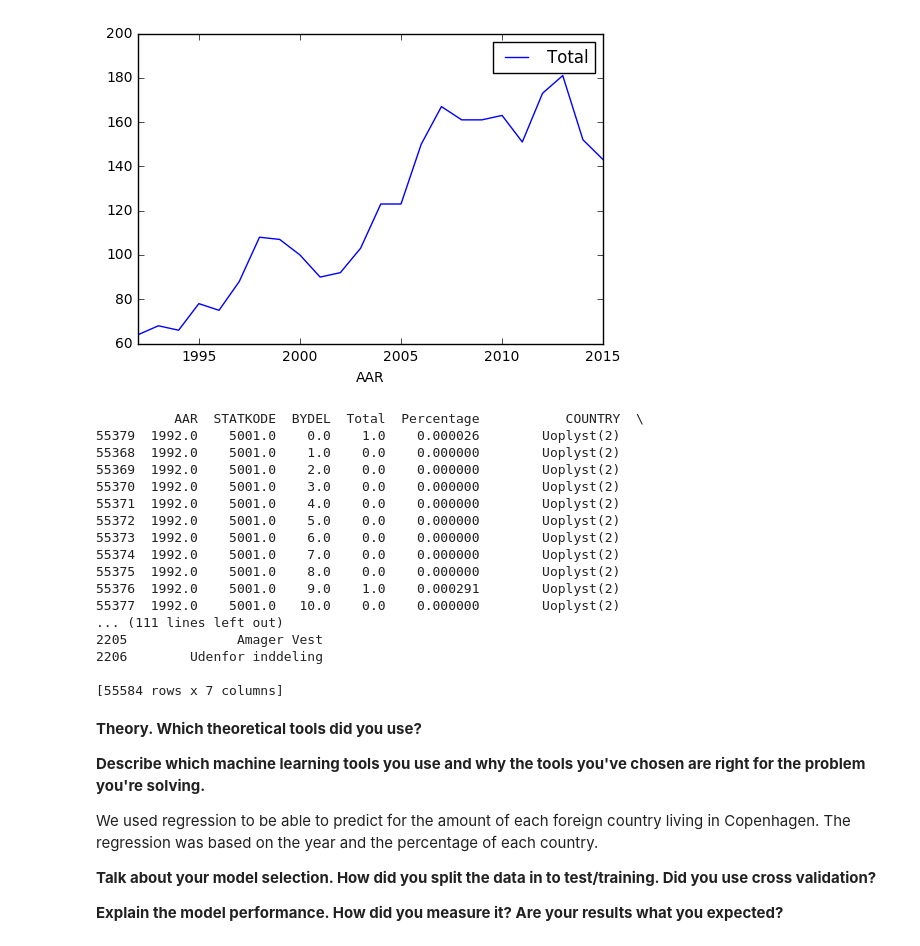
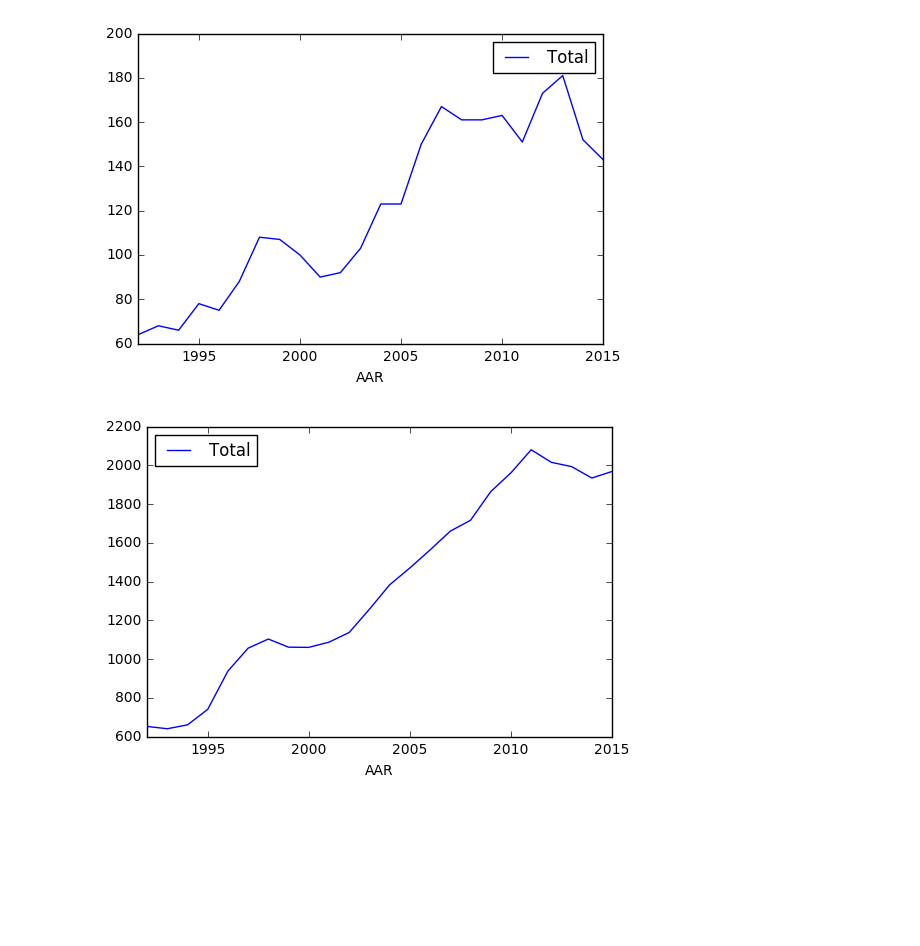
Before and after one commit to aripalli/CPH-data-analysis, a Jupyter notebook: Bubbi/Befolking.ipynb, the cells around one changed output. Saved outputs shown, nothing was run; the diff lists cells and outputs as text; code cells hidden in the pictures; blank space fills up the shorter version.

```diff
--- a/Bubbi/Befolking.ipynb
+++ b/Bubbi/Befolking.ipynb
@@ -98,23 +98,32 @@ AarList = BefolkingKBH_Data_noDanes.AAR.unique()
 # Here we process a dataset with the danes!
 Data_Array = np.array([]).reshape(0,5) # Create a numpy array
 for val,Year in enumerate(AarList):
+    # First sum up all of danes in all Copenhagen in a specific year.
     Total_Dane = sum((BefolkingKBH_Data[((BefolkingKBH_Data['AAR'] == Year)
                                & (BefolkingKBH_Data['STATKODE'] == 5100) )])['PERSONER'])
+    # Then sum up all of foreigners in all Copenhagen in a specific year.
     Total_Other = sum((BefolkingKBH_Data[((BefolkingKBH_Data['AAR'] == Year)
-                                        & ( (BefolkingKBH_Data['STATKODE'] is not 5100)))])['PERSONER'])
+                                        & ( (BefolkingKBH_Data['STATKODE'] != 5100)))])['PERSONER'])
+    # Find the ratio between Danes and foreigners in all Copenhagen in that specific year
     data = Total_Dane/(Total_Other+Total_Dane)
+    # Append the Danes data
     Data_Array = np.append(Data_Array,[[Year,5100.0,0,Total_Dane,data]],axis = 0)
+    # Append the foreigners data
     Data_Array = np.append(Data_Array,[[Year,0.0,0,Total_Other,1-data]],axis = 0)
     for val3,District in enumerate(BydelList):
+        # Sum upp all of danes in specific district and specific year
         Total_Dane = sum((BefolkingKBH_Data[((BefolkingKBH_Data['AAR'] == Year)
                                         & (BefolkingKBH_Data['BYDEL'] == District)
                                        & (BefolkingKBH_Data['STATKODE'] == 5100) )])['PERSONER'])
-
+        # Sum upp all of foreigners in specific district and specific year
         Total_Other = sum((BefolkingKBH_Data[((BefolkingKBH_Data['AAR'] == Year)
-                                                & ( (BefolkingKBH_Data['STATKODE'] is not 5100) )
+                                                & ( (BefolkingKBH_Data['STATKODE'] != 5100) )
                                                 & ( (BefolkingKBH_Data['BYDEL'] == District) ) )])['PERSONER'])
+        # Find the ration between the Danes and foreigners in specific district and specific year
         data = Total_Dane/(Total_Other+Total_Dane)
+        # Append the Danes data
         Data_Array = np.append(Data_Array,[[Year,5100,District,Total_Dane,data]],axis = 0)
+        # Append the Foreigners data
         Data_Array = np.append(Data_Array,[[Year,0,District,Total_Other,1-data]],axis = 0)
 
 # Create a dataframe from the numpy array and sort based on year, country number and district.
@@ -240,7 +194,9 @@ Kbh_Stats_noDanes_nobydel = Kbh_Stats_noDanes_nobydel.sort_values(['AAR', 'STATK
 # %%
 # Now just little bit visualizing of the data. Plot of the Icelandic people living in CPH through the years
-Kbh_Stats_noDanes_nobydel[Kbh_Stats_noDanes_nobydel['STATKODE'] == 5106].plot(x = 'AAR', y = 'Total')
+Kbh_Stats_noDanes[((Kbh_Stats_noDanes['STATKODE'] == 5106) & (Kbh_Stats_noDanes['BYDEL'] == 0))].plot(x = 'AAR', y = 'Total')
 plt.show()
+# %% [output]
+[figure, added]
 # %%
 # We want to decode the country number and district number to there names
 deCoder = pd.read_csv('../Data/Statcode_decoder.csv')
@@ -260,37 +215,3 @@ Kbh_Stats.loc[(Kbh_Stats['STATKODE'] == 0),('COUNTRY')] = 'Foreign Nations'
 for i in range(len(deCoderBydel)):
     Kbh_Stats_noDanes.loc[(Kbh_Stats_noDanes['BYDEL'] == deCoderBydel['BYDELNR'][i]),('DISTRICT')] = deCoderBydel['BYDEL'][i]
     Kbh_Stats.loc[(Kbh_Stats['BYDEL'] == deCoderBydel['BYDELNR'][i]),('DISTRICT')] = deCoderBydel['BYDEL'][i]
-# %%
-print Kbh_Stats_noDanes
-# %% [output]
-          AAR  STATKODE  BYDEL  Total  Percentage           COUNTRY  \
-55379  1992.0    5001.0    0.0    1.0    0.000026        Uoplyst(2)
-55368  1992.0    5001.0    1.0    0.0    0.000000        Uoplyst(2)
-55369  1992.0    5001.0    2.0    0.0    0.000000        Uoplyst(2)
-55370  1992.0    5001.0    3.0    0.0    0.000000        Uoplyst(2)
-55371  1992.0    5001.0    4.0    0.0    0.000000        Uoplyst(2)
-55372  1992.0    5001.0    5.0    0.0    0.000000        Uoplyst(2)
-55373  1992.0    5001.0    6.0    0.0    0.000000        Uoplyst(2)
-55374  1992.0    5001.0    7.0    0.0    0.000000        Uoplyst(2)
-55375  1992.0    5001.0    8.0    0.0    0.000000        Uoplyst(2)
-55376  1992.0    5001.0    9.0    1.0    0.000291        Uoplyst(2)
-55377  1992.0    5001.0   10.0    0.0    0.000000        Uoplyst(2)
-... (111 lines left out)
-2205              Amager Vest
-2206        Udenfor inddeling
-
-[55584 rows x 7 columns]
-# %% [markdown]
-**Theory. Which theoretical tools did you use?**
-
-
-
-**Describe which machine learning tools you use and why the tools you've chosen are right for the problem you're solving.**
-
-We used regression to be able to predict for the amount of each foreign country living in Copenhagen. The regression was based on the year and the percentage of each country.
-
-
-**Talk about your model selection. How did you split the data in to test/training. Did you use cross validation?**
-
-
-**Explain the model performance. How did you measure it? Are your results what you expected?**
```
Also changed, not shown: parts of 14 cells of this notebook, 2 other files.
